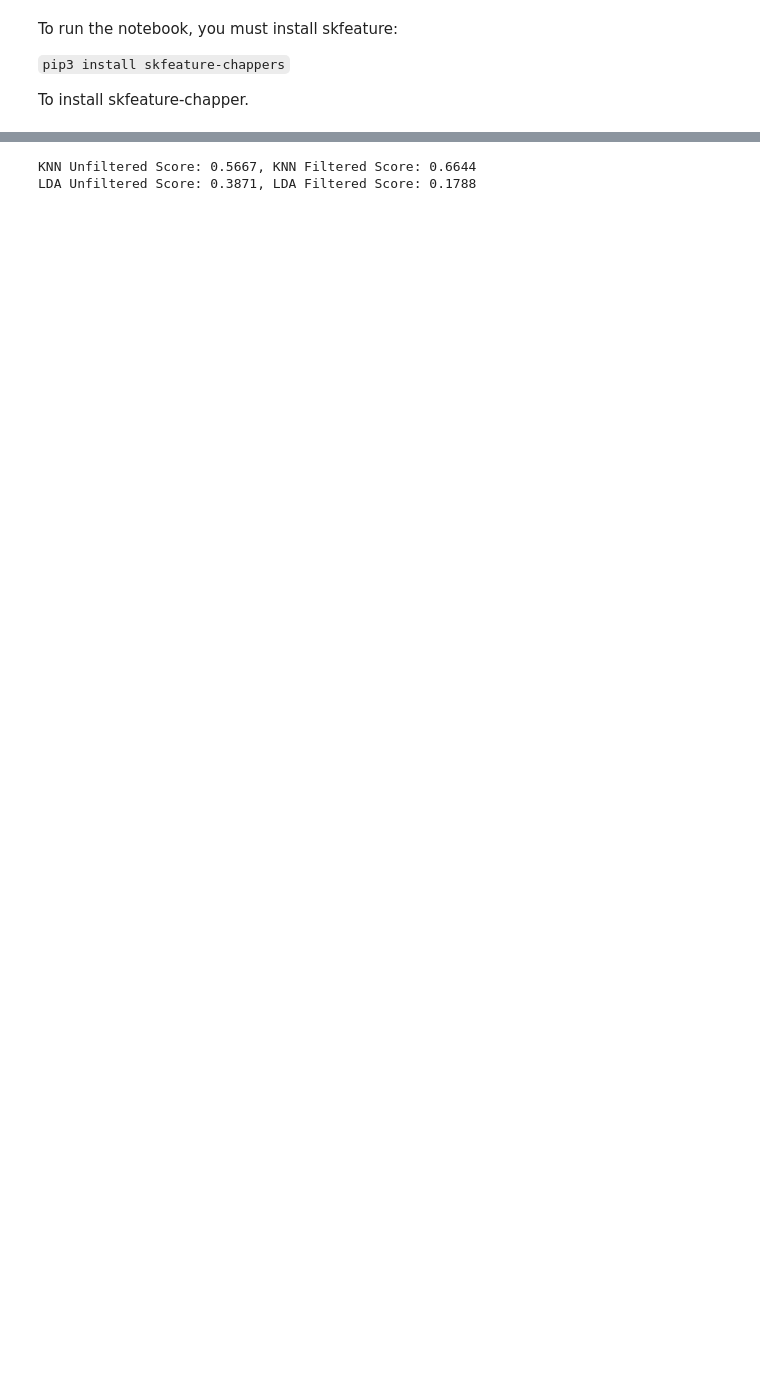
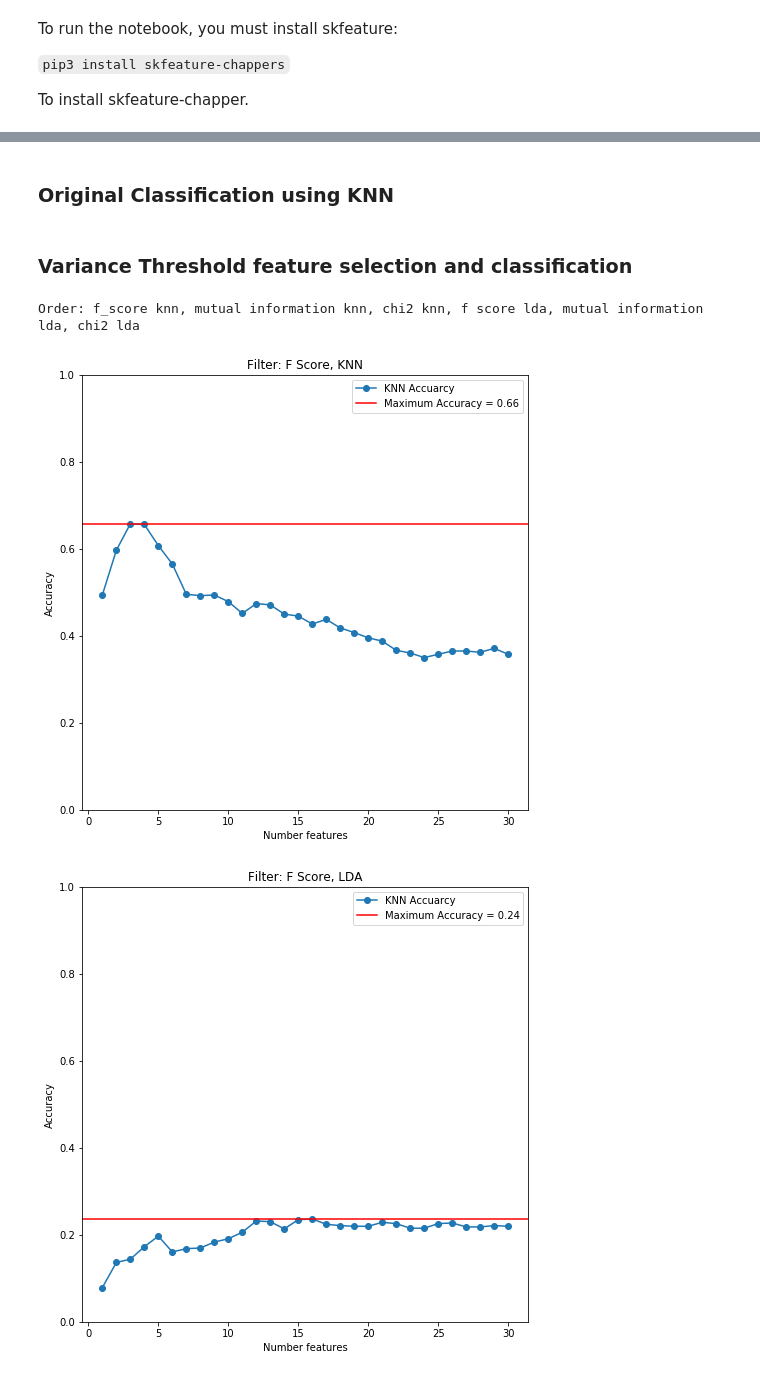
Before and after one commit to sebastiandro/MVE440-Project-3, a Jupyter notebook: SebastianN_filtering.ipynb, the cells around one changed output, grey strips where cells are left out. Drawn from its saved outputs; the diff is of its cells as text; code cells hidden in the pictures; blank space fills up the shorter version.

```diff
--- a/SebastianN_filtering.ipynb
+++ b/SebastianN_filtering.ipynb
@@ -16,9 +16,13 @@ from skfeature.function.similarity_based import fisher_score
 from sklearn.model_selection import train_test_split
 from sklearn.discriminant_analysis import LinearDiscriminantAnalysis
 from filters import lda,knn, run_filters
+import time
+from sklearn.metrics import accuracy_score
 
+import pylab
 import warnings
 warnings.filterwarnings('ignore')
+pylab.rcParams['figure.figsize'] = (8.0, 8.0)
 # %%
 nr_features = 30
 X,y = gd.gaussian_clusters(nr_features=nr_features, nr_classes=20, \
@@ -114,18 +37,2 @@ LDA Unfiltered Score: 0.3871, LDA Filtered Score: 0.2000
-# %%
-scaler = MinMaxScaler()
-scaler.fit(X)
-# We need [0,1] for all values for chi2 to work
-X_normalized = scaler.transform(X)
-
-X_chi2 = SelectKBest(chi2, k=keep_k).fit_transform(X_normalized, y)
-X_chi2_train, X_chi2_test, y_chi2_train, y_chi2_test = train_test_split(
-    X_chi2, y, test_size=0.33, random_state=42)
-
-knn_filtered_score, knn_unfiltered_score = knn(X_chi2_train, y_chi2_train, X_chi2_test, y_chi2_test, X_train, y_train, X_test, y_test)
-lda_filtered_score, lda_unfiltered_score = lda(X_chi2_train, y_chi2_train, X_chi2_test, y_chi2_test, X_train, y_train, X_test, y_test)
-
-print("KNN Unfiltered Score: {:0.4f}, KNN Filtered Score: {:0.4f}".format(knn_unfiltered_score, knn_filtered_score))
-print("LDA Unfiltered Score: {:0.4f}, LDA Filtered Score: {:0.4f}".format(lda_unfiltered_score, lda_filtered_score))
-# %% [output]
-KNN Unfiltered Score: 0.5667, KNN Filtered Score: 0.6644
-LDA Unfiltered Score: 0.3871, LDA Filtered Score: 0.1788
+# %% [markdown]
+### Original Classification using KNN
@@ -131,0 +51,2 @@ LDA Unfiltered Score: 0.3871, LDA Filtered Score: 0.1788
+# %% [markdown]
+### Variance Threshold feature selection and classification
@@ -131,0 +82,43 @@ LDA Unfiltered Score: 0.3871, LDA Filtered Score: 0.1788
+# %%
+best_ks, best_scores, times, f_scores_filtered_knn, f_scores_filtered_lda, mi_scores_filtered_knn, \
+mi_scores_filtered_lda, chi2_scores_filtered_knn, \
+chi2_scores_filtered_lda = run_filters(X_train, y_train, X_test, y_test)
+# %% [output]
+Order: f_score knn, mutual information knn, chi2 knn, f score lda, mutual information lda, chi2 lda
+# %%
+save_figs = False
+
+plt.title("Filter: F Score, KNN")
+ax = plt.plot(range(1,nr_features+1), f_scores_filtered_knn, marker='o')
+plt.ylim((0, 1))
+plt.xlabel("Number features")
+plt.ylabel("Accuracy")
+
+plt.axhline(y=max(f_scores_filtered_knn), c='r')
+labels = ["KNN Accuarcy", "Maximum Accuracy = {:0.2f}".format(max(f_scores_filtered_knn))]
+plt.legend(labels = labels)
+if save_figs:
+    plt.savefig("fscore-knn", dpi=300,
+            orientation='portrait',
+            transparent=False, bbox_inches=None, pad_inches=0.1)
+
+
+plt.show()
+
+plt.title("Filter: F Score, LDA")
+plt.plot(range(1,nr_features+1), f_scores_filtered_lda, marker='o')
+plt.ylim((0, 1))
+plt.xlabel("Number features")
+plt.ylabel("Accuracy")
+plt.axhline(y=max(f_scores_filtered_lda),  c='r')
+labels = ["KNN Accuarcy", "Maximum Accuracy = {:0.2f}".format(max(f_scores_filtered_lda))]
+plt.legend(labels = labels)
+if save_figs:
+    plt.savefig("fscore-lda", dpi=300,
+            orientation='portrait', papertype=None, format=None,
+            transparent=False, bbox_inches=None, pad_inches=0.1)
+
+plt.show()
+# %% [output]
+[figure, added]
+[figure, added]
```
Also changed, not shown: parts of 17 cells of this notebook, 2 other files.
